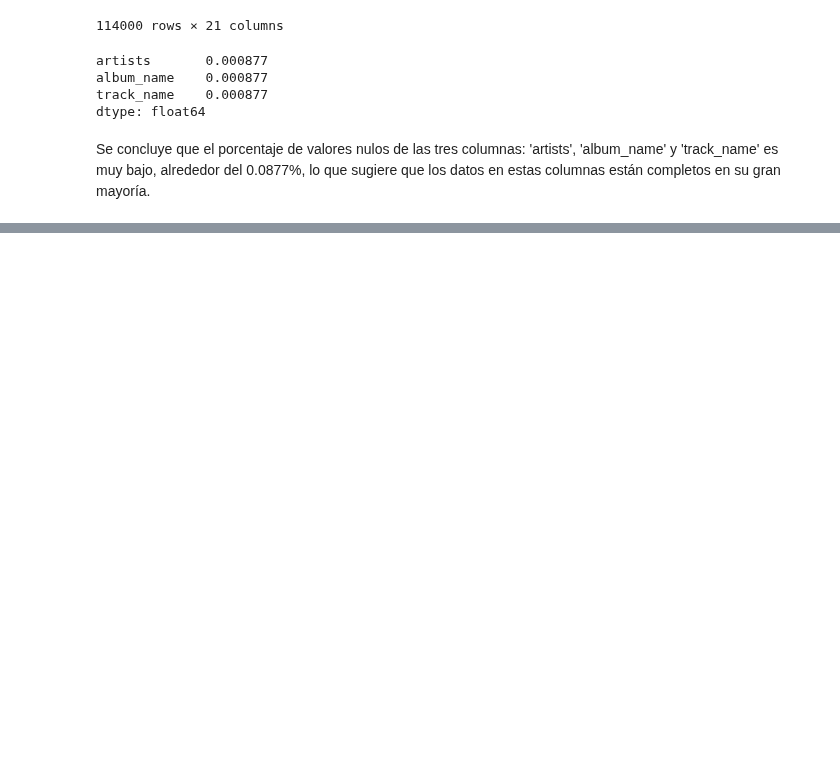
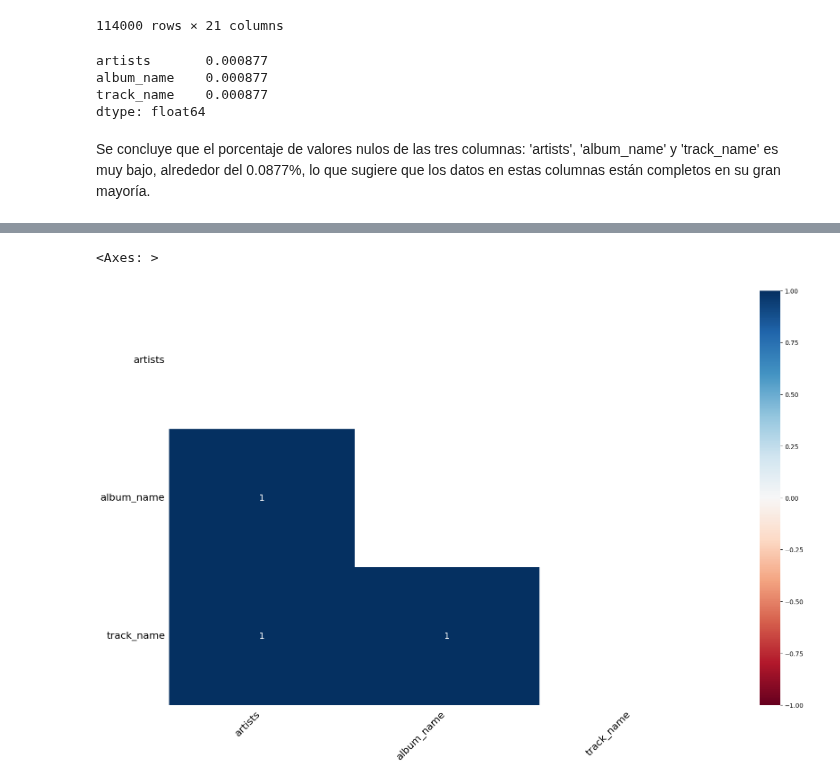
Before and after one commit to FacundoCardozo5/Nuevo-repo, a Jupyter notebook: notebooks/Data_Wrangling_Cardozo.ipynb, the cells around one changed output, grey strips where cells are left out. Drawn from its saved outputs; the diff is of its cells as text; code cells hidden in the pictures; blank space fills up the shorter version.

```diff
--- a/notebooks/Data_Wrangling_Cardozo.ipynb
+++ b/notebooks/Data_Wrangling_Cardozo.ipynb
@@ -164,0 +201,5 @@ Se concluye que el porcentaje de valores nulos de las tres columnas: 'artists',
+# %%
+msno.heatmap(df)
+# %% [output]
+<Axes: >
+[figure, added]
```
Also changed, not shown: parts of 5 cells of this notebook.
